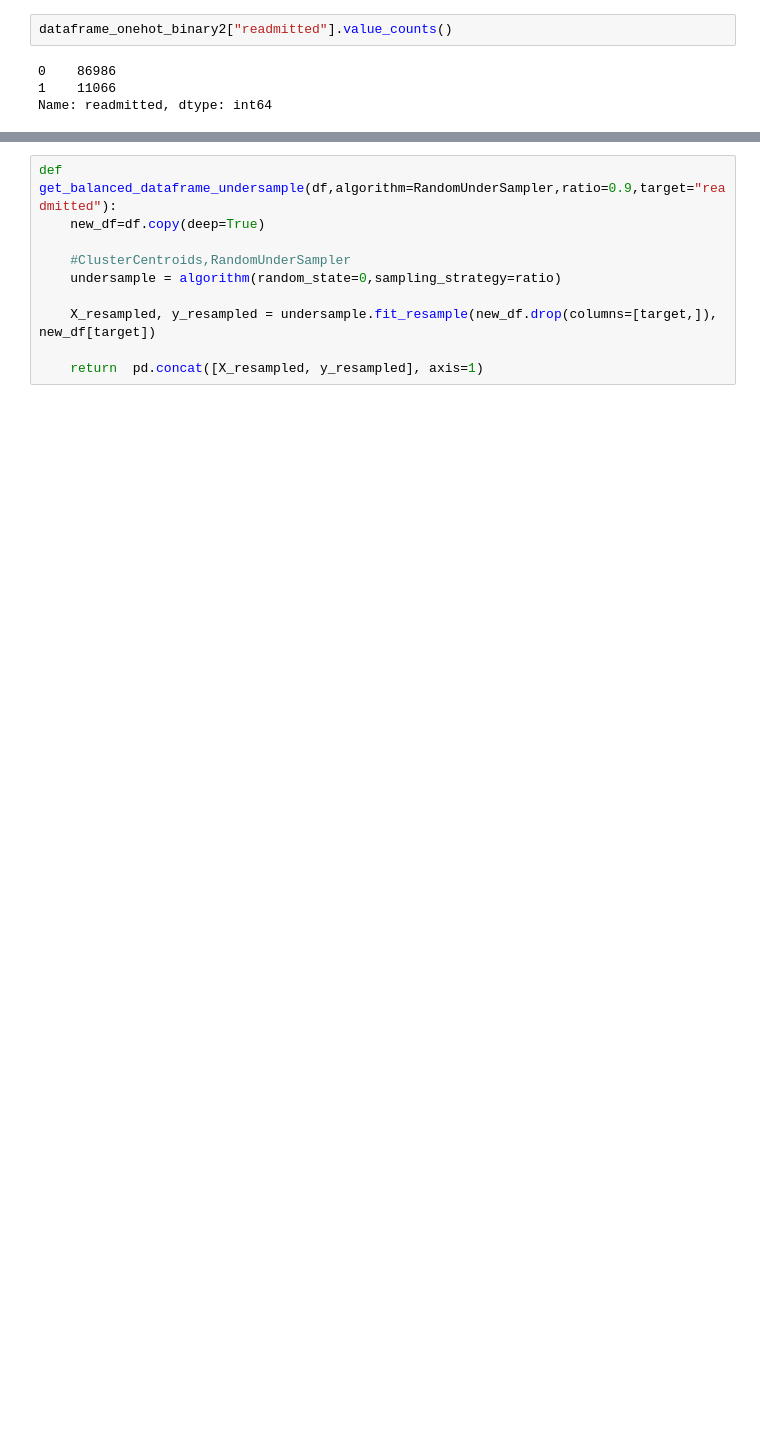
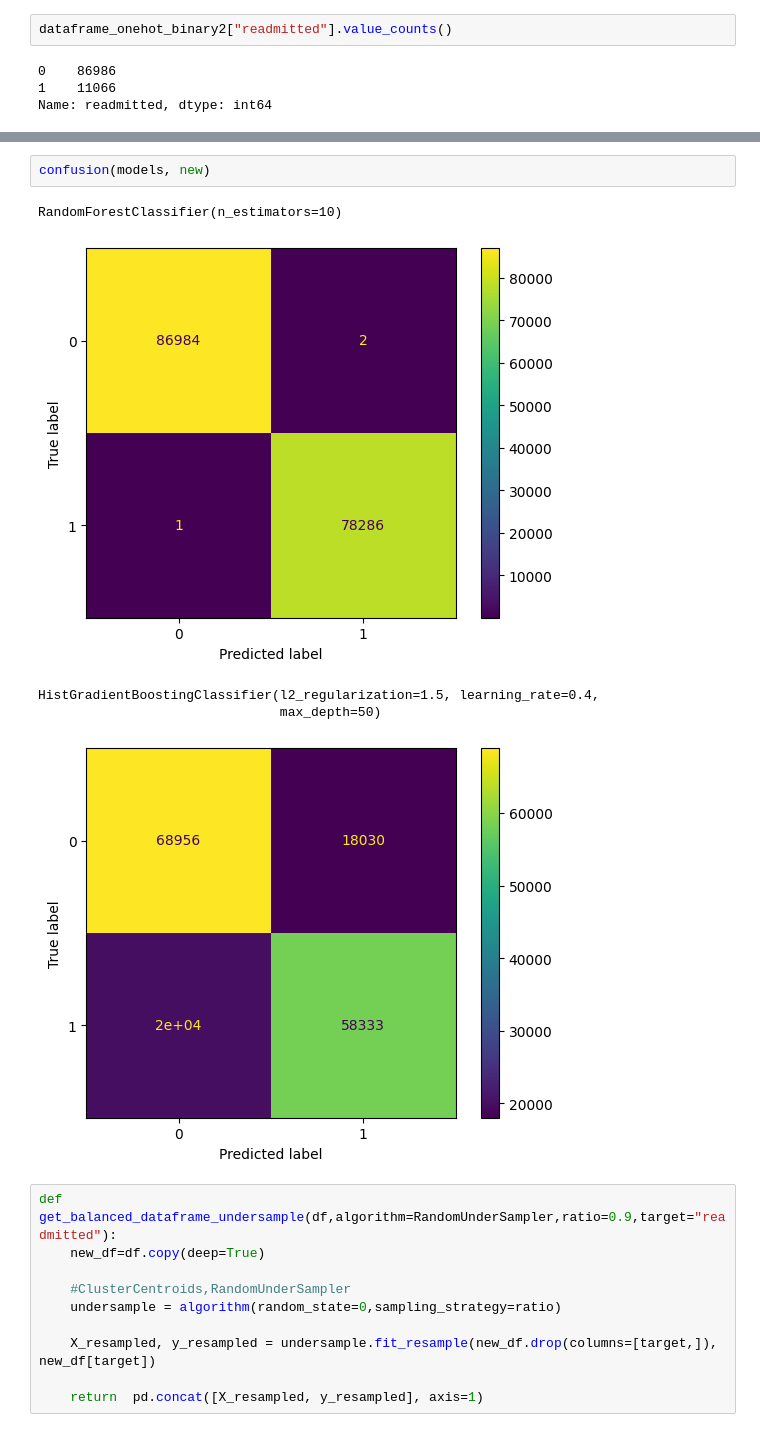
Before and after one commit to mjovanovic9999/ML, a Jupyter notebook: I/notebook/main.ipynb, the cells around one changed output, grey strips where cells are left out. Saved outputs shown, nothing was run; the diff lists cells and outputs as text; blank space fills up the shorter version.

```diff
--- a/I/notebook/main.ipynb
+++ b/I/notebook/main.ipynb
@@ -911,3 +956,11 @@ sc
+# %%
+confusion(models, new)
+# %% [output]
+RandomForestClassifier(n_estimators=10)
+[figure, added]
+HistGradientBoostingClassifier(l2_regularization=1.5, learning_rate=0.4,
+                               max_depth=50)
+[figure, added]
 # %%
 def get_balanced_dataframe_undersample(df,algorithm=RandomUnderSampler,ratio=0.9,target="readmitted"):
     new_df=df.copy(deep=True)
```
Also changed, not shown: parts of 14 cells of this notebook.
